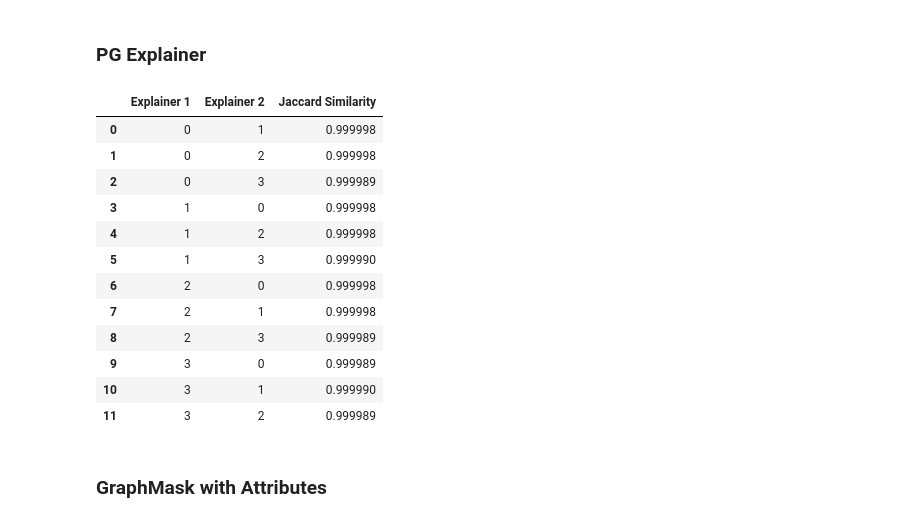
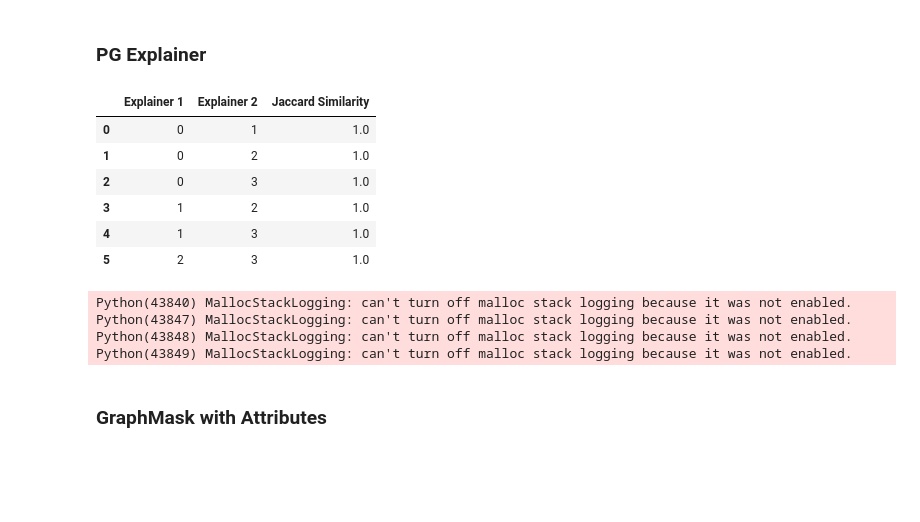
Before and after one commit to alyssaanastasi/srebp2-explanations, a Jupyter notebook: initial-experiment/init_exp.ipynb, the cells around one changed output. Drawn from its saved outputs; the diff is of its cells as text; code cells hidden in the pictures; blank space fills up the shorter version.

```diff
--- a/initial-experiment/init_exp.ipynb
+++ b/initial-experiment/init_exp.ipynb
@@ -503,0 +653,7 @@ sns.heatmap(tf2, linewidths=0.5)
+# %%
+# get visualization from each one
+
+for trial_name in trial_names:
+    trial = trial_names[trial_name]
+    curr = trial['explanations'][0]
+    curr.visualize_graph(path=f"{trial_name}_npc1.pdf", node_labels=node_series, backend='graphviz')
@@ -587,8 +749,10 @@ gm_comm_stability = stability_trial(gm_comm, test_nodes[0])
 def edge_jaccard(edge_mask1, edge_mask2):
     edge_mask1 = np.array(edge_mask1)
     edge_mask2 = np.array(edge_mask2)
-    intersection = np.sum(edge_mask1 == edge_mask2)
-    union = (len(edge_mask1) * 2) - intersection
+    edge_mask1[edge_mask1 > 0] = 1
+    edge_mask2[edge_mask2 > 0] = 1
+    intersection = np.sum(((edge_mask1 == edge_mask2) & (edge_mask1 == 1) & (edge_mask2 == 1)))
+    union = np.sum(edge_mask1 == 1) + np.sum((edge_mask2 == 1)) - intersection
     return intersection / union
 # %% [markdown]
 ### GNN Explainer with Attributes
@@ -597,7 +761,7 @@ def edge_jaccard(edge_mask1, edge_mask2):
 gnn_attr_edge_similarity = []
 
 for i in range(4):
-    for j in range(4):
+    for j in range(i, 4):
         if i == j:
             continue
         exp1 = i
@@ -605,7 +769,7 @@ for i in range(4):
         edge_mask1 = gnn_attr_stability['explanations'][i].edge_mask
         edge_mask2 = gnn_attr_stability['explanations'][j].edge_mask
         edge_sim = edge_jaccard(edge_mask1, edge_mask2)
-        gnn_attr_edge_similarity.append({'Explainer 1': exp1, 'Explainer 2': exp2, 'Jaccard Similarity': edge_sim})
+        gnn_attr_edge_similarity.append({'Explanation 1': exp1, 'Explanation 2': exp2, 'Jaccard Similarity': edge_sim})
 
 gnn_attr_edge_similarity = pd.DataFrame(gnn_attr_edge_similarity)
 gnn_attr_edge_similarity
@@ -672,7 +840,7 @@ top_features_count
 gnn_common_edge_similarity = []
 
 for i in range(4):
-    for j in range(4):
+    for j in range(i, 4):
         if i == j:
             continue
         exp1 = i
@@ -680,7 +848,7 @@ for i in range(4):
         edge_mask1 = gnn_common_stability['explanations'][i].edge_mask
         edge_mask2 = gnn_common_stability['explanations'][j].edge_mask
         edge_sim = edge_jaccard(edge_mask1, edge_mask2)
-        gnn_common_edge_similarity.append({'Explainer 1': exp1, 'Explainer 2': exp2, 'Jaccard Similarity': edge_sim})
+        gnn_common_edge_similarity.append({'Explanation 1': exp1, 'Explanation 2': exp2, 'Jaccard Similarity': edge_sim})
 
 gnn_common_edge_similarity = pd.DataFrame(gnn_common_edge_similarity)
 gnn_common_edge_similarity
@@ -744,34 +917,38 @@ top_features_count
 # %%
 # edge stability
 pg_edge_similarity = []
 
 for i in range(4):
-    for j in range(4):
+    for j in range(i, 4):
         if i == j:
             continue
         exp1 = i
         exp2 = j
-        edge_mask1 = gm_attr_stability['explanations'][i].edge_mask
-        edge_mask2 = gm_attr_stability['explanations'][j].edge_mask
+        edge_mask1 = pg_stability['explanations'][i].edge_mask
+        edge_mask2 = pg_stability['explanations'][j].edge_mask
         edge_sim = edge_jaccard(edge_mask1, edge_mask2)
         pg_edge_similarity.append({'Explainer 1': exp1, 'Explainer 2': exp2, 'Jaccard Similarity': edge_sim})
 
 pg_edge_similarity = pd.DataFrame(pg_edge_similarity)
 pg_edge_similarity
 # %% [output]
 |  | Explainer 1 | Explainer 2 | Jaccard Similarity |
-| 0 | 0 | 1 | 0.999998 |
-| 1 | 0 | 2 | 0.999998 |
-| 2 | 0 | 3 | 0.999989 |
-| 3 | 1 | 0 | 0.999998 |
-| 4 | 1 | 2 | 0.999998 |
-| 5 | 1 | 3 | 0.999990 |
-| 6 | 2 | 0 | 0.999998 |
-| 7 | 2 | 1 | 0.999998 |
-| 8 | 2 | 3 | 0.999989 |
-| 9 | 3 | 0 | 0.999989 |
-| 10 | 3 | 1 | 0.999990 |
-| 11 | 3 | 2 | 0.999989 |
+| 0 | 0 | 1 | 1.0 |
+| 1 | 0 | 2 | 1.0 |
+| 2 | 0 | 3 | 1.0 |
+| 3 | 1 | 2 | 1.0 |
+| 4 | 1 | 3 | 1.0 |
+| 5 | 2 | 3 | 1.0 |
+# %%
+counter = 0
+for exps in pg_stability['explanations']:
+    exps.visualize_graph(path = f"g{counter}_pg.pdf", node_labels=node_series, backend='graphviz')
+    counter += 1
+# %% [output]
+Python(43840) MallocStackLogging: can't turn off malloc stack logging because it was not enabled.
+Python(43847) MallocStackLogging: can't turn off malloc stack logging because it was not enabled.
+Python(43848) MallocStackLogging: can't turn off malloc stack logging because it was not enabled.
+Python(43849) MallocStackLogging: can't turn off malloc stack logging because it was not enabled.
 # %% [markdown]
 ### GraphMask with Attributes
 # %%
```
Also changed, not shown: parts of 35 cells of this notebook, 2 other files.
